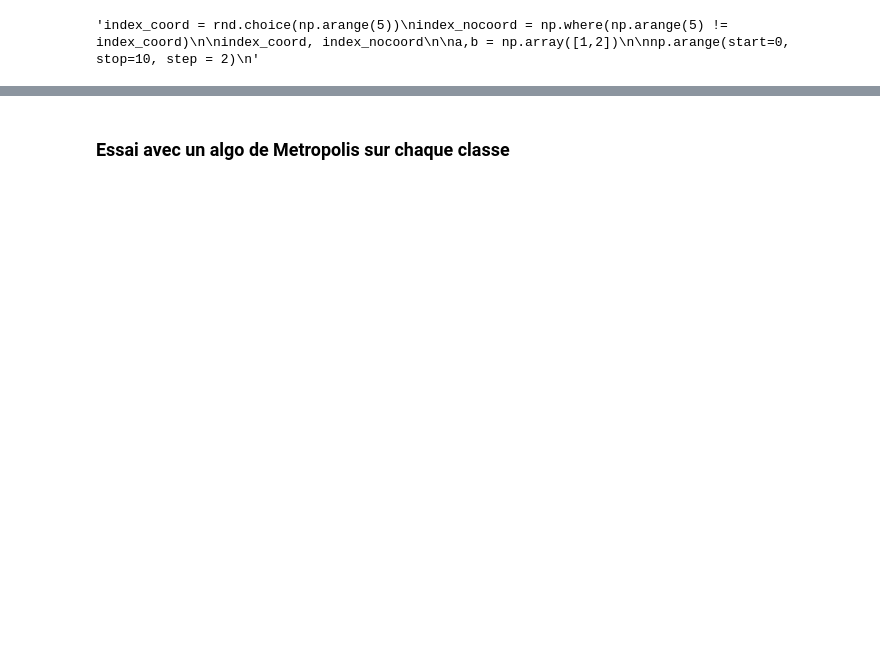
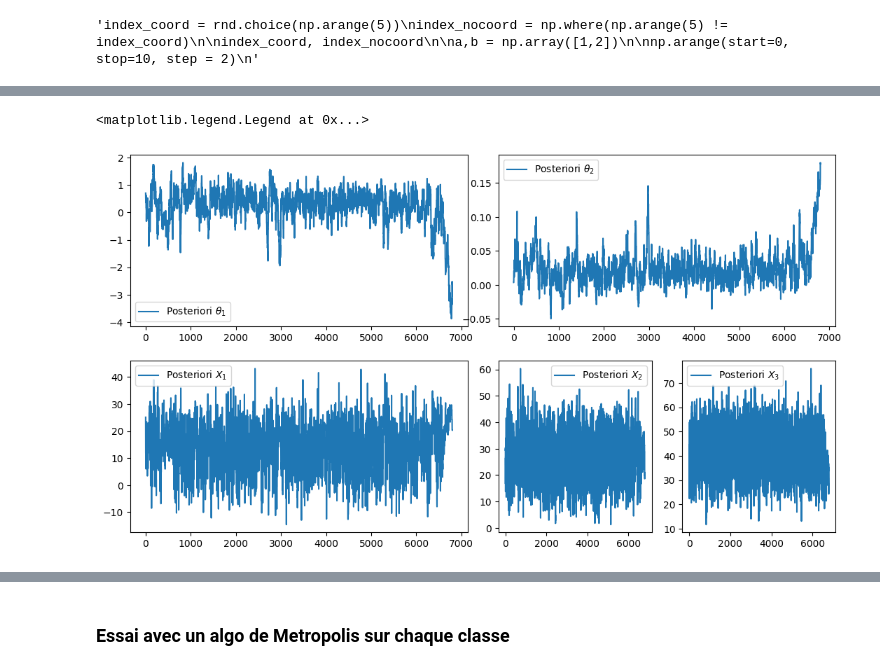
Before and after one commit to imn167/Air_Berkson, a Jupyter notebook: Code 1 projet Air Matthieu.ipynb, the cells around one changed output, grey strips where cells are left out. Saved outputs shown, nothing was run; the diff lists cells and outputs as text; code cells hidden in the pictures; blank space fills up the shorter version.

```diff
--- a/Code 1 projet Air Matthieu.ipynb
+++ b/Code 1 projet Air Matthieu.ipynb
@@ -63,7 +71,7 @@ def algo_metropolis_Air(nchain, obs, sigma_prop_theta1, sigma_prop_theta2, sigma
     n = obs[:,1]
     Z = obs[:,2]
 
-    #Quelque hyperparamètre
+    #hyperparamètres
 
     alpha = 4.48
     beta = 0.76
@@ -145,7 +153,8 @@ def algo_metropolis_Air(nchain, obs, sigma_prop_theta1, sigma_prop_theta2, sigma
 
     chain = chain[np.arange(nb_burn, nchain+1),:]  # Période de burn
     chain = chain[index_thinning,:]   #Elagage de la chaîne
-
+    if (nchain % int(nchain/4)):
+        print("Simulation {} terminée")
     return(chain, compt_acc/nchain)
 # %%
-CHAIN, compt_acc = algo_metropolis_Air(50000, data_air, 0.5, 0.02, 15 , thinning_step=10, nb_burn=2000)  #meilleurs sigma actuels : 0.5, 0.02, 15
+CHAIN, compt_acc = algo_metropolis_Air(70000, data_air, 0.5, 0.02, 15 , thinning_step=10, nb_burn=2000)  #meilleurs sigma actuels : 0.5, 0.02, 15
@@ -219,0 +177,16 @@ print(np.std(X3))
+# %%
+fig, ax = plt.subplot_mosaic([["A","A", "B","B"], ["C","C", "D", "F"]], figsize = (13, 7))
+
+ax["A"].plot(THETA1, label= r"Posteriori $\theta_1$")
+ax["A"].legend()
+ax["B"].plot(THETA2, label= r"Posteriori $\theta_2$")
+ax["B"].legend()
+ax["C"].plot(X1, label = r"Posteriori $X_1$")
+ax["C"].legend()
+ax["D"].plot(X2, label= r"Posteriori $X_2$")
+ax["D"].legend()
+ax["F"].plot(X3, label= r"Posteriori $X_3$")
+ax["F"].legend()
+# %% [output]
+<matplotlib.legend.Legend at 0x...>
+[figure, added]
```
Also changed, not shown: parts of 17 cells of this notebook, 15 other files.
